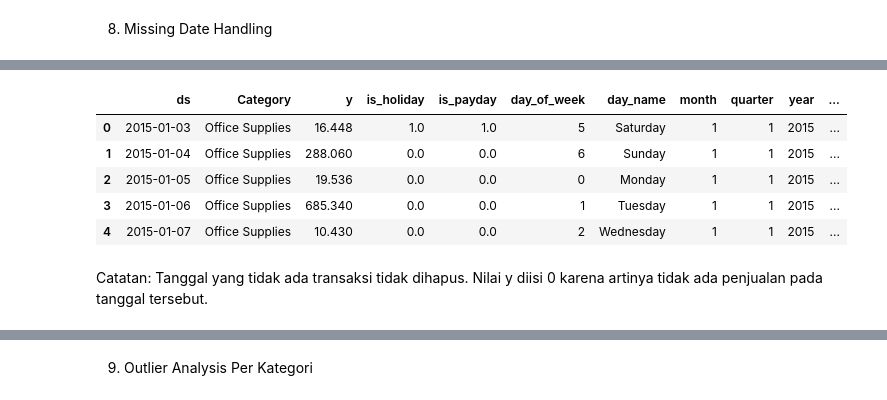
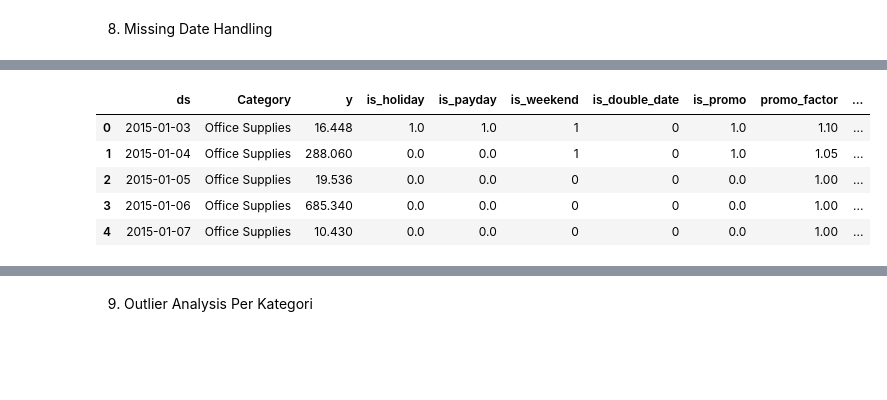
Before and after one commit to shavel28/StockSight-AI-PJK-GM073, a Jupyter notebook: Notebooks/Data_Engineering_Pipeline.ipynb, the cells around one changed output, grey strips where cells are left out. Drawn from its saved outputs; the diff is of its cells as text; code cells hidden in the pictures; blank space fills up the shorter version.

Commit message:
feat: add holiday, payday, promo simulation and forecasting features

```diff
--- a/Notebooks/Data_Engineering_Pipeline.ipynb
+++ b/Notebooks/Data_Engineering_Pipeline.ipynb
@@ -367,7 +424,11 @@ df_ts_category = (
     .agg({
         'Sales': 'sum',
         'is_holiday': 'max',
-        'is_payday': 'max'
+        'is_payday': 'max',
+        'is_weekend': 'max',
+        'is_double_date': 'max',
+        'is_promo': 'max',
+        'promo_factor': 'max'
     })
     .reset_index()
 )
@@ -404,38 +465,73 @@ categories = df_ts_category['Category'].unique()
 full_data = []
 
 for category in categories:
-    temp = df_ts_category[df_ts_category['Category'] == category].copy()
+
+    temp = df_ts_category[
+        df_ts_category['Category'] == category
+    ].copy()
+
     temp = temp.set_index('ds').reindex(all_dates)
     temp.index.name = 'ds'
 
     temp['Category'] = category
 
-    # Jika tidak ada transaksi pada tanggal tertentu, sales diisi 0
+    # Sales kosong dianggap tidak ada transaksi
     temp['y'] = temp['y'].fillna(0)
 
-    # Fitur event kosong diisi 0
+    # Feature eksternal kosong
     temp['is_holiday'] = temp['is_holiday'].fillna(0)
     temp['is_payday'] = temp['is_payday'].fillna(0)
+    temp['is_weekend'] = temp['is_weekend'].fillna(0)
+
+    temp['is_double_date'] = temp['is_double_date'].fillna(0)
+    temp['is_promo'] = temp['is_promo'].fillna(0)
+
+    # Hari normal dianggap tidak ada promo
+    temp['promo_factor'] = temp['promo_factor'].fillna(1.0)
 
     temp = temp.reset_index()
 
-    # Buat ulang calendar feature
+    # Rebuild Calendar Feature
     temp['day_of_week'] = temp['ds'].dt.dayofweek
     temp['day_name'] = temp['ds'].dt.day_name()
+
+    temp['day'] = temp['ds'].dt.day
     temp['month'] = temp['ds'].dt.month
     temp['quarter'] = temp['ds'].dt.quarter
     temp['year'] = temp['ds'].dt.year
-    temp['is_weekend'] = temp['day_of_week'].apply(
-        lambda x: 1 if x >= 5 else 0
-    )
+
+    temp['is_weekend'] = (
+        temp['day_of_week'] >= 5
+    ).astype(int)
+
+    # Double Date Feature
+    temp['is_double_date'] = (
+        temp['day'] == temp['month']
+    ).astype(int)
 
     full_data.append(temp)
 
-df_ts_category_full = pd.concat(full_data, ignore_index=True)
+df_ts_category_full = pd.concat(
+    full_data,
+    ignore_index=True
+)
 
-print("Missing value setelah missing date handling:")
+print("Missing Value Setelah Missing Date Handling:")
 print(df_ts_category_full.isnull().sum())
 
+print("\nShape Dataset:")
+print(df_ts_category_full.shape)
+
+print("\nJumlah Kategori:")
+print(df_ts_category_full['Category'].nunique())
+
+print("\nRentang Tanggal:")
+print(
+    df_ts_category_full['ds'].min(),
+    "sampai",
+    df_ts_category_full['ds'].max()
+)
+
 df_ts_category_full.head()
 # %% [output]
 === MISSING DATE HANDLING PER KATEGORI ===
@@ -455,8 +554,6 @@ dtype: int64
-|  | ds | Category | y | is_holiday | is_payday | day_of_week | day_name | month | quarter | year | ... |
-| 0 | 2015-01-03 | Office Supplies | 16.448 | 1.0 | 1.0 | 5 | Saturday | 1 | 1 | 2015 | ... |
-| 1 | 2015-01-04 | Office Supplies | 288.060 | 0.0 | 0.0 | 6 | Sunday | 1 | 1 | 2015 | ... |
-| 2 | 2015-01-05 | Office Supplies | 19.536 | 0.0 | 0.0 | 0 | Monday | 1 | 1 | 2015 | ... |
-| 3 | 2015-01-06 | Office Supplies | 685.340 | 0.0 | 0.0 | 1 | Tuesday | 1 | 1 | 2015 | ... |
-| 4 | 2015-01-07 | Office Supplies | 10.430 | 0.0 | 0.0 | 2 | Wednesday | 1 | 1 | 2015 | ... |
+|  | ds | Category | y | is_holiday | is_payday | is_weekend | is_double_date | is_promo | promo_factor | ... |
+| 0 | 2015-01-03 | Office Supplies | 16.448 | 1.0 | 1.0 | 1 | 0 | 1.0 | 1.10 | ... |
+| 1 | 2015-01-04 | Office Supplies | 288.060 | 0.0 | 0.0 | 1 | 0 | 1.0 | 1.05 | ... |
+| 2 | 2015-01-05 | Office Supplies | 19.536 | 0.0 | 0.0 | 0 | 0 | 0.0 | 1.00 | ... |
+| 3 | 2015-01-06 | Office Supplies | 685.340 | 0.0 | 0.0 | 0 | 0 | 0.0 | 1.00 | ... |
+| 4 | 2015-01-07 | Office Supplies | 10.430 | 0.0 | 0.0 | 0 | 0 | 0.0 | 1.00 | ... |
-# %% [markdown]
-Catatan: Tanggal yang tidak ada transaksi tidak dihapus. Nilai y diisi 0 karena artinya tidak ada penjualan pada tanggal tersebut.
```
Also changed, not shown: parts of 9 cells of this notebook.
